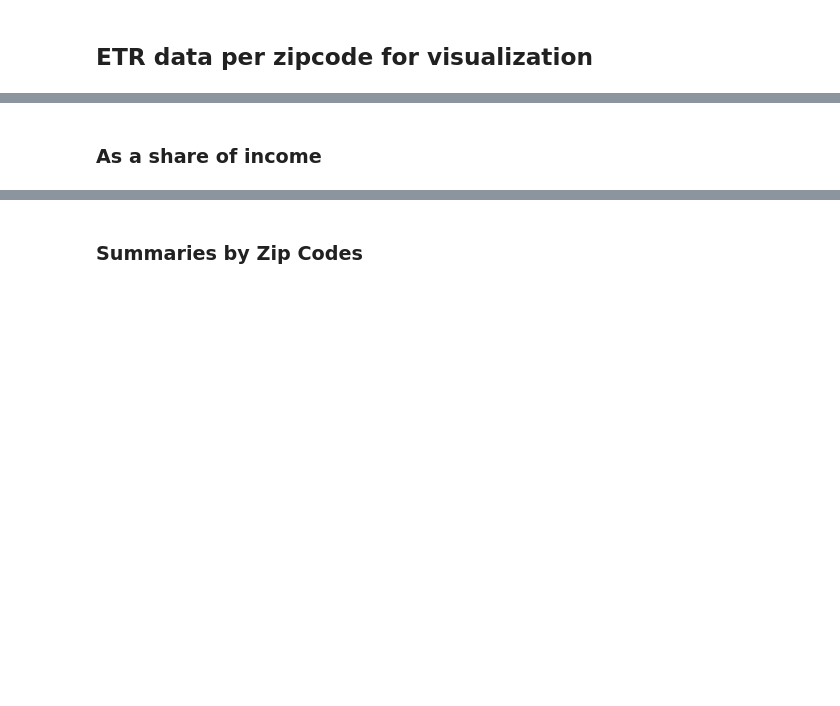
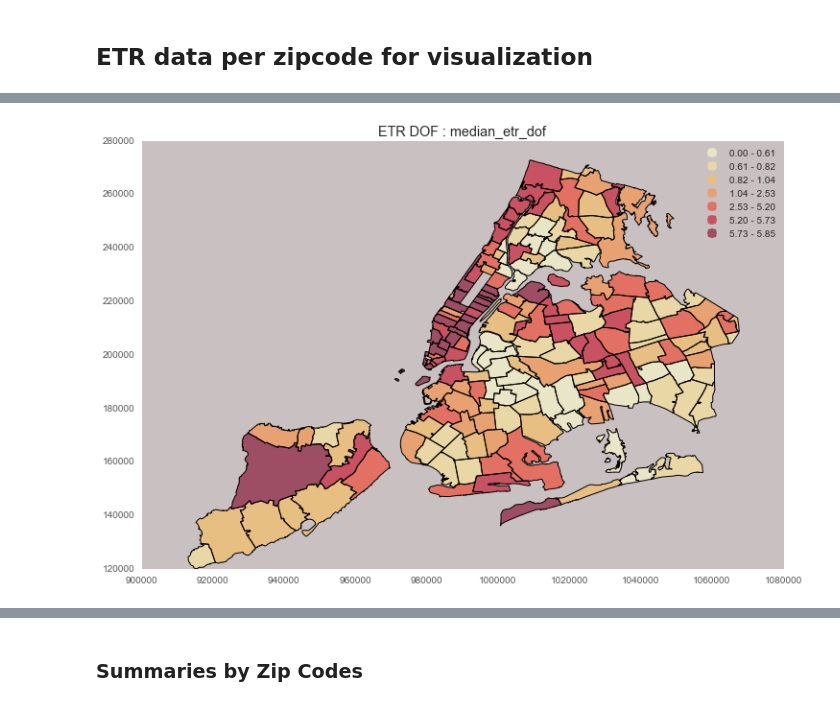
Before and after one commit to mu529/property_tax, a Jupyter notebook: ETR-All.ipynb, the cells around one changed output, grey strips where cells are left out. Cells and saved outputs as stored; diff of their text form; code cells hidden in the pictures; blank space fills up the shorter version.

```diff
--- a/ETR-All.ipynb
+++ b/ETR-All.ipynb
@@ -640,4 +695,4 @@ plot(ETR_UNIT_ZIP,'#C9C1C1','ETR per taxable unit','MEDIAN_UNIT')
 # %%
-ETR_BUILDING_ZIP = pd.DataFrame({'STD_BUILDING':finale.groupby('ZIP_CODE',axis=0)['EST_TAX_RATE_ACTUAL'].std(),
-                            'MEAN_BUILDING':finale.groupby('ZIP_CODE',axis=0)['EST_TAX_RATE_ACTUAL'].mean(),
-                'MEDIAN_BUILDING':finale.groupby('ZIP_CODE',axis=0)['EST_TAX_RATE_ACTUAL'].median()}).reset_index()
+ETR_DOF_ZIP = pd.DataFrame({'STD_ETR_DOF':finale.groupby('ZIP_CODE',axis=0)['ETR_DOF'].std(),
+                            'MEAN_ETR_DOF':finale.groupby('ZIP_CODE',axis=0)['ETR_DOF'].mean(),
+                'MEDIAN_ETR_DOF':finale.groupby('ZIP_CODE',axis=0)['ETR_DOF'].median()}).reset_index()
@@ -646,4 +699,4 @@ ETR_BUILDING_ZIP[:4]
 # %%
-plot(ETR_BUILDING_ZIP,'#C9C1C1','ETR per building','MEDIAN_BUILDING')
+plot(ETR_DOF_ZIP,'#C9C1C1','ETR DOF','MEDIAN_ETR_DOF')
+# %% [output]
+[figure, added]
-# %% [markdown]
-### As a share of income
```
Also changed, not shown: parts of 69 cells of this notebook.
